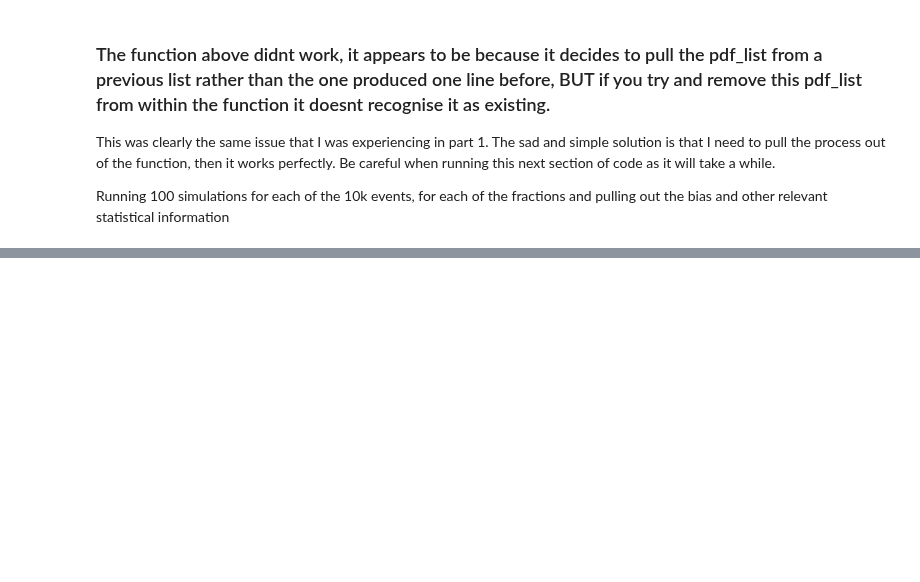
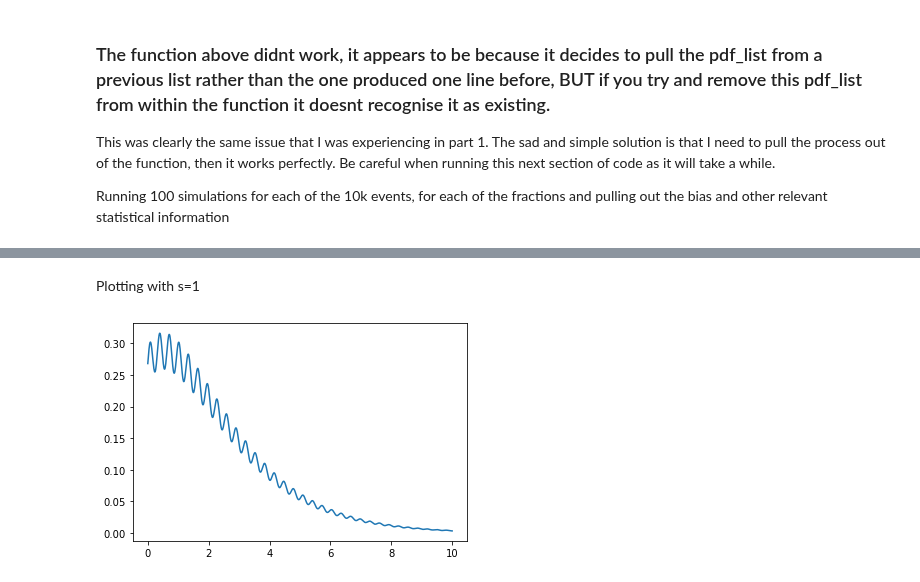
Before and after one commit to CasperMcTavish/DAML, a Jupyter notebook: P2-WAITON-S1739002.ipynb, the cells around one changed output, grey strips where cells are left out. Cells and saved outputs as stored; diff of their text form; code cells hidden in the pictures; blank space fills up the shorter version.

```diff
--- a/P2-WAITON-S1739002.ipynb
+++ b/P2-WAITON-S1739002.ipynb
@@ -906,0 +1046,11 @@ For our $\Delta M$ value, the f(0.03) bias is larger by a factor of 10, which is
+# %% [markdown]
+Plotting with s=1
+# %%
+# Visualise the function (and to check its correct)
+x_coord = np.linspace(0,10,num=1000)
+y_coord = decay_pdf_s(x_coords, tau, V, deltaM, 1)
+
+plt.plot(x_coord,y_coord)
+plt.show()
+# %% [output]
+[figure, added]
```
Also changed, not shown: parts of 38 cells of this notebook.
